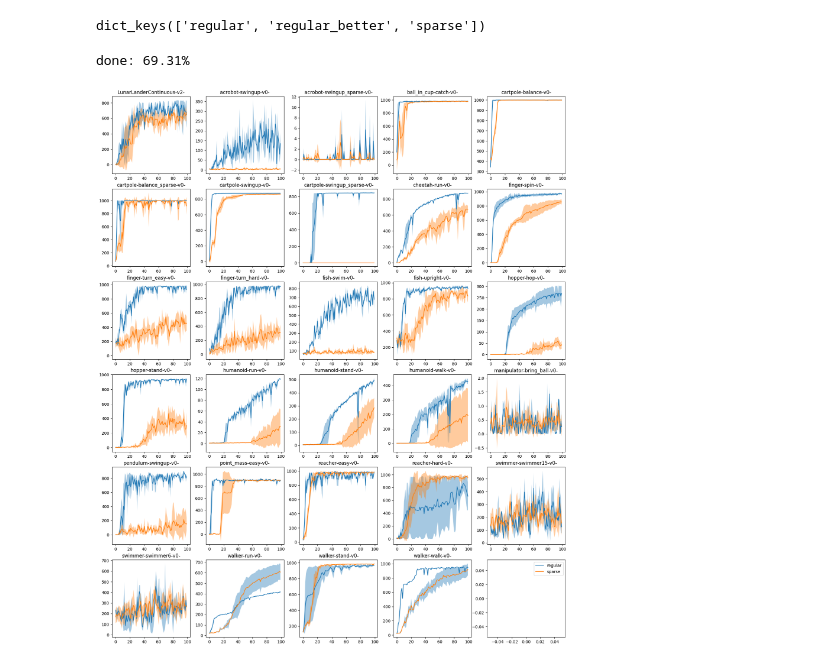
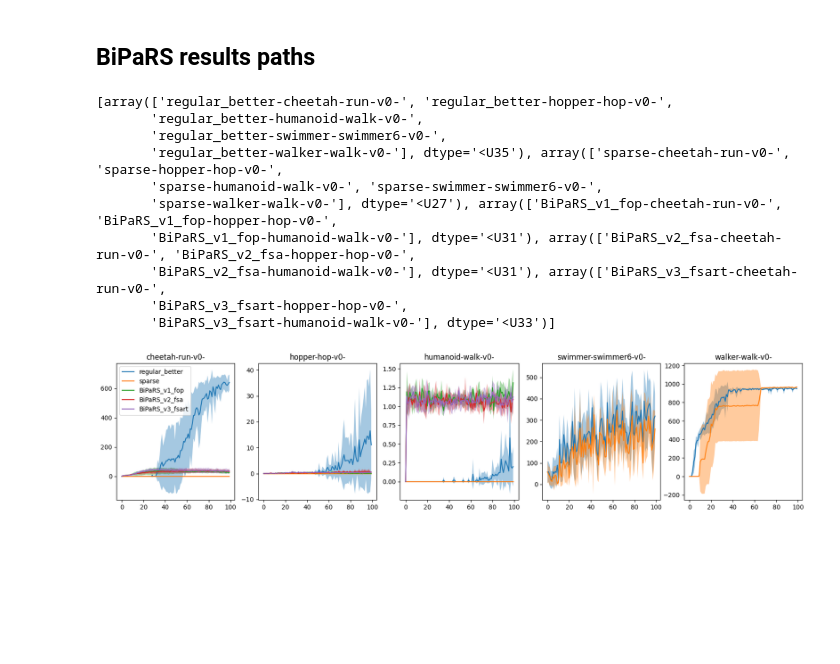
Before and after one commit to benquick123/RewardCurriculum, a Jupyter notebook: ipynbs/baselines_analysis.ipynb, the cells around one changed output. Cells and saved outputs as stored; diff of their text form; code cells hidden in the pictures; blank space fills up the shorter version.

```diff
--- a/ipynbs/baselines_analysis.ipynb
+++ b/ipynbs/baselines_analysis.ipynb
@@ -40,3 +42,5 @@ for filepath in LOG_PATH_LIST:
 for baseline_type in results_dict.keys():
     for environment in results_dict[baseline_type].keys():
         results_dict[baseline_type][environment] = np.stack(results_dict[baseline_type][environment], axis=0)
+# %% [markdown]
+## BiPaRS results paths
@@ -43,3 +53,23 @@ for baseline_type in results_dict.keys():
+# %%
+for filepath in BIPARS_LOG_PATH_LIST:
+    run_name = filepath.split("/")[-3]
+    baseline_type = "BiPaRS_" + "_".join(run_name.split("_")[2:4])
+    environment = run_name.split("_")[-1]
+
+    if environment not in results_dict[baseline_type]:
+        results_dict[baseline_type][environment] = []
+
+    ea = event_accumulator.EventAccumulator(filepath, size_guidance={"scalars": 0})
+    ea.Reload()
+
+    scalars = [scalar.value for scalar in ea.Scalars("Test_Episode_Reward")]
+    scalars = np.interp(np.arange(100) * (len(scalars) / 100), np.arange(len(scalars)), scalars).tolist()
+
+    results_dict[baseline_type][environment].append(scalars)
+
+for baseline_type in results_dict.keys():
+    for environment in results_dict[baseline_type].keys():
+        results_dict[baseline_type][environment] = np.stack(results_dict[baseline_type][environment], axis=0)
 # %%
 def filter_recursively(keywords, dictionary):
     if len(keywords) == 0:
@@ -57,44 +87,45 @@ def filter_recursively(keywords, dictionary):
             scalars_list += scalars
 
     return experiment_key_list, scalars_list
-# %%
-results_dict.keys()
-# %% [output]
-dict_keys(['regular', 'regular_better', 'sparse'])
 # %%
-regular_keys_to_plot, regular_results_to_plot = filter_recursively("regular_better.*".split("."), results_dict)
-regular_keys_to_plot = np.array(regular_keys_to_plot)[np.argsort(regular_keys_to_plot)]
-regular_results_to_plot = np.array(regular_results_to_plot, dtype=object)[np.argsort(regular_keys_to_plot)]
-# take care for lunarlander's varying reward scale.
-regular_results_to_plot[0] /= 100
+results_to_plot, keys_to_plot = [], []
+nrows = None
+for key in results_dict.keys():
+    _keys_to_plot, _results_to_plot = filter_recursively([key, "*"], results_dict)
+    _keys_to_plot = np.array(_keys_to_plot)[np.argsort(_keys_to_plot)]
+    _results_to_plot = np.array(_results_to_plot, dtype=object)[np.argsort(_keys_to_plot)]
 
-sparse_keys_to_plot, sparse_results_to_plot = filter_recursively("regular.*".split("."), results_dict)
-sparse_keys_to_plot = np.array(sparse_keys_to_plot)[np.argsort(sparse_keys_to_plot)]
-sparse_results_to_plot = np.array(sparse_results_to_plot, dtype=object)[np.argsort(sparse_keys_to_plot)]
-# take care for lunarlander's varying reward scale.
-sparse_results_to_plot[0] /= 100
+    if nrows is None:
+        nrows = int(np.ceil(len(_keys_to_plot) / 5))
 
-nrows = int(np.ceil(len(regular_keys_to_plot) / 5))
+    results_to_plot.append(_results_to_plot)
+    keys_to_plot.append(_keys_to_plot)
+
+print(keys_to_plot)
+
 fig, axes = plt.subplots(nrows, 5, figsize=(20, 4 * nrows))
 axes = np.reshape(axes, -1)
 
-labels = ["regular", "sparse"]
-
-experiment_counter = 0
-for idx, (keys_to_plot, results_to_plot) in enumerate(zip([regular_keys_to_plot, sparse_keys_to_plot], [regular_results_to_plot, sparse_results_to_plot])):
+for idx, (keys_to_plot, results_to_plot) in enumerate(zip(keys_to_plot, results_to_plot)):
     for ax, key, result in zip(axes, keys_to_plot, results_to_plot):
         result = result.astype(float)
-        experiment_counter += result.shape[0]
 
-        ax.plot(result.mean(axis=0), c="C" + str(idx), label=labels[idx])
+        ax.plot(result.mean(axis=0), c="C" + str(idx), label=key.split("-")[0])
         if len(result) > 1:
             ax.fill_between(np.arange(len(result[0])), result.mean(axis=0) - result.std(axis=0), result.mean(axis=0) + result.std(axis=0), alpha=0.4)
         ax.set_title("-".join(key.split("-")[1:]))
 
-    axes[-1].plot([0], [0], c="C" + str(idx), label=labels[idx])
-    axes[-1].legend()
-
-print("done: ", np.round(experiment_counter / (len(regular_keys_to_plot) * 5 * 2) * 100, 2), "%", sep="")
+    # axes[-1].plot([0], [0], c="C" + str(idx), label=labels[idx])
+    axes[0].legend()
 # %% [output]
-done: 69.31%
+[array(['regular_better-cheetah-run-v0-', 'regular_better-hopper-hop-v0-',
+       'regular_better-humanoid-walk-v0-',
+       'regular_better-swimmer-swimmer6-v0-',
+       'regular_better-walker-walk-v0-'], dtype='<U35'), array(['sparse-cheetah-run-v0-', 'sparse-hopper-hop-v0-',
+       'sparse-humanoid-walk-v0-', 'sparse-swimmer-swimmer6-v0-',
+       'sparse-walker-walk-v0-'], dtype='<U27'), array(['BiPaRS_v1_fop-cheetah-run-v0-', 'BiPaRS_v1_fop-hopper-hop-v0-',
+       'BiPaRS_v1_fop-humanoid-walk-v0-'], dtype='<U31'), array(['BiPaRS_v2_fsa-cheetah-run-v0-', 'BiPaRS_v2_fsa-hopper-hop-v0-',
+       'BiPaRS_v2_fsa-humanoid-walk-v0-'], dtype='<U31'), array(['BiPaRS_v3_fsart-cheetah-run-v0-',
+       'BiPaRS_v3_fsart-hopper-hop-v0-',
+       'BiPaRS_v3_fsart-humanoid-walk-v0-'], dtype='<U33')]
-[figure, old version]
+[figure, new version]
```
Also changed, not shown: parts of 4 cells of this notebook, 10 other files.
